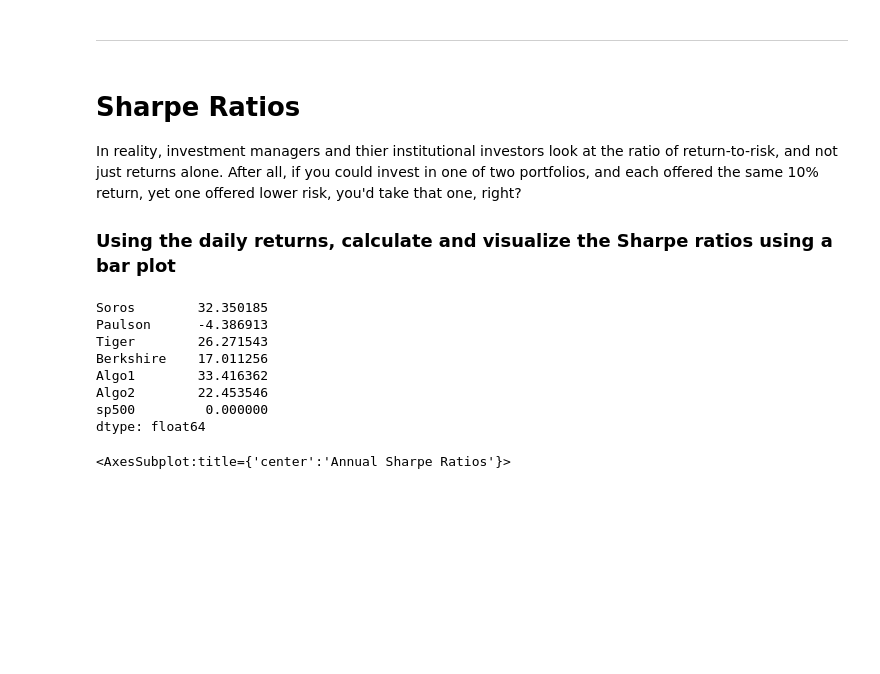
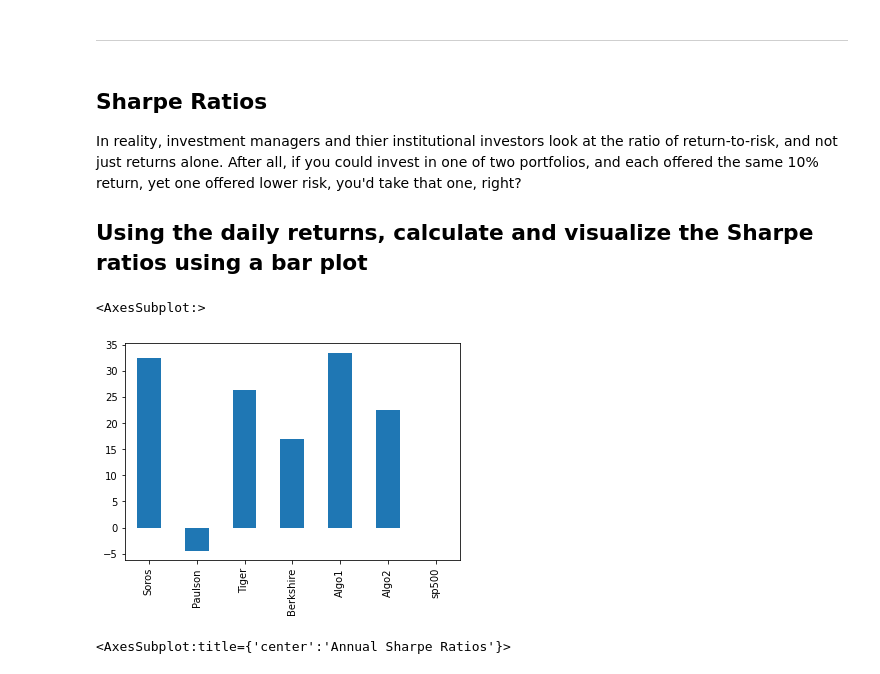
Before and after one commit to mmsaki/whale_portfolio, a Jupyter notebook: whale_analysis.ipynb, the cells around one changed output. Cells and saved outputs as stored; diff of their text form; code cells hidden in the pictures; blank space fills up the shorter version.

```diff
--- a/whale_analysis.ipynb
+++ b/whale_analysis.ipynb
@@ -341,23 +268,17 @@ dtype: float64
 # %% [markdown]
 ---
 # %% [markdown]
-# Sharpe Ratios
+## Sharpe Ratios
 In reality, investment managers and thier institutional investors look at the ratio of return-to-risk, and not just returns alone. After all, if you could invest in one of two portfolios, and each offered the same 10% return, yet one offered lower risk, you'd take that one, right?
 
-### Using the daily returns, calculate and visualize the Sharpe ratios using a bar plot
+## Using the daily returns, calculate and visualize the Sharpe ratios using a bar plot
 # %%
 # Annualized Sharpe Ratios
 annulized_sharpe_ratio = ((cumultive_returns.mean() - cumultive_returns['sp500'].mean()) * 252)/(cumultive_returns.std()* np.sqrt(252))
-annulized_sharpe_ratio
+annulized_sharpe_ratio.plot(kind='bar')
 # %% [output]
-Soros        32.350185
-Paulson      -4.386913
-Tiger        26.271543
-Berkshire    17.011256
-Algo1        33.416362
-Algo2        22.453546
-sp500         0.000000
-dtype: float64
+<AxesSubplot:>
+[figure, added]
 # %%
 # Visualize the sharpe ratios as a bar plot
 annulized_sharpe_ratio.plot(figsize=(20,5), kind='bar',  title="Annual Sharpe Ratios")
```
Also changed, not shown: parts of 18 cells of this notebook.
